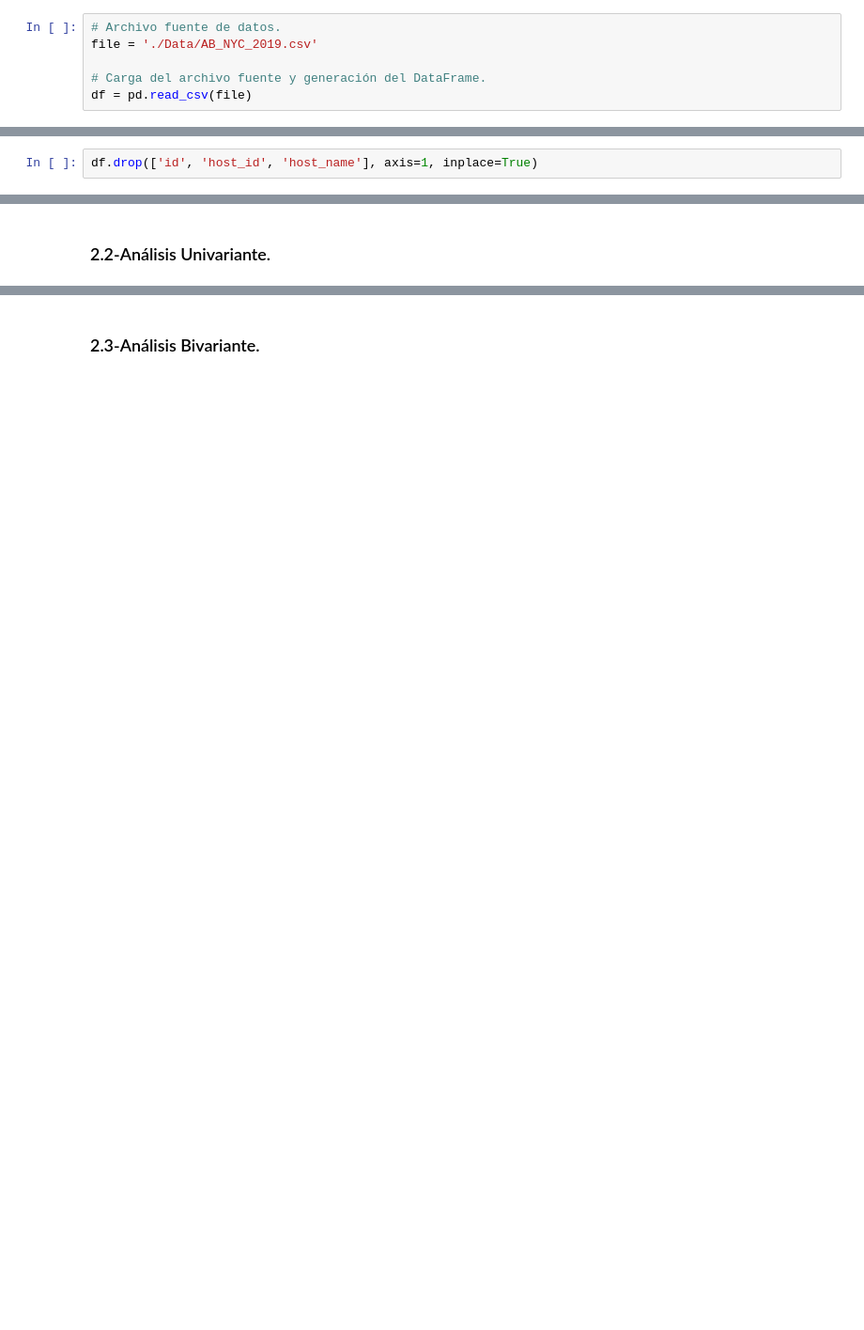
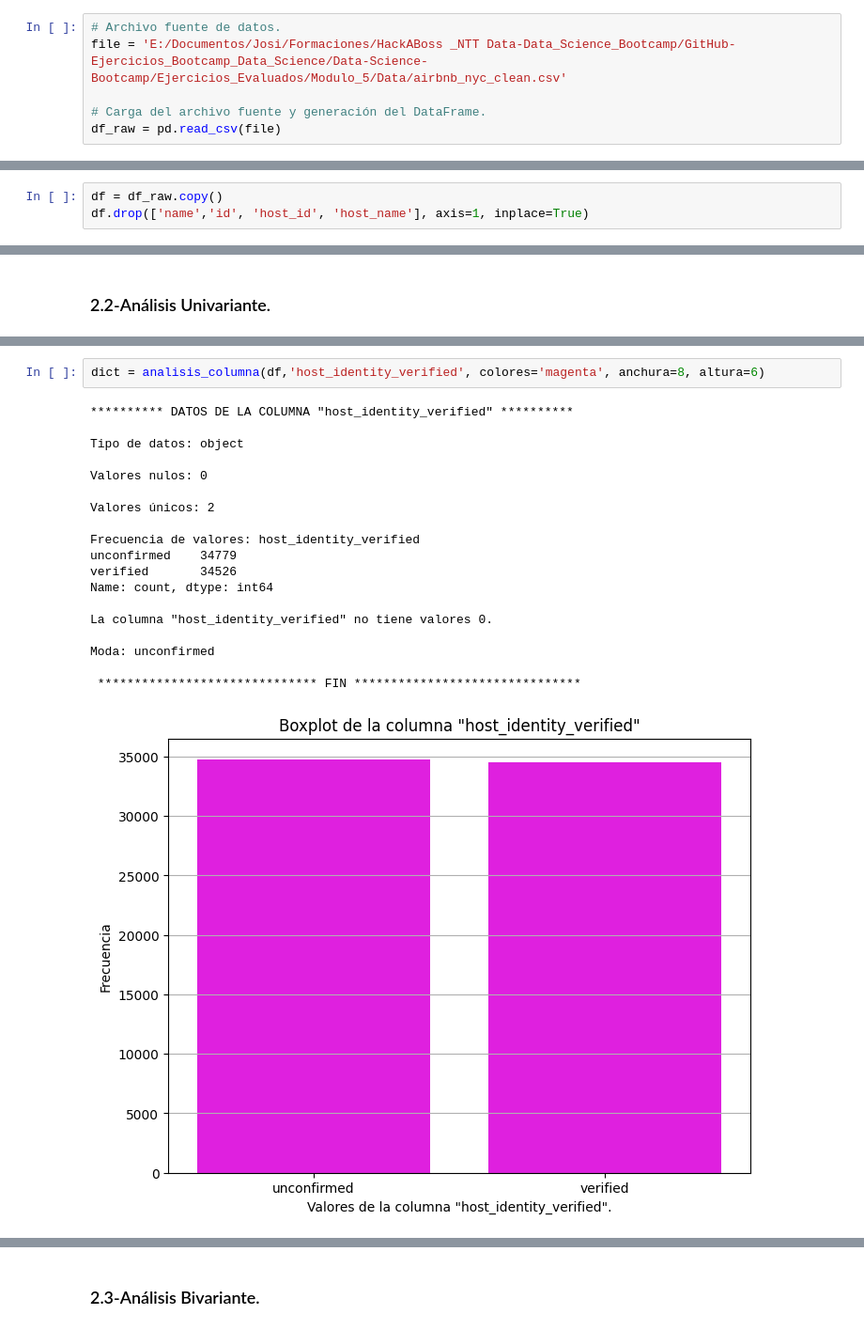
Before and after one commit to angovery/Data-Science-Bootcamp, a Jupyter notebook: Ejercicios_Evaluados/Modulo_5/m5_Jose_Ignacio_Hernández_Palacios.ipynb, the cells around one changed output, grey strips where cells are left out. Shown at 94% size. Cells and saved outputs as stored; diff of their text form; blank space fills up the shorter version.

```diff
--- a/Ejercicios_Evaluados/Modulo_5/m5_Jose_Ignacio_Hernández_Palacios.ipynb
+++ b/Ejercicios_Evaluados/Modulo_5/m5_Jose_Ignacio_Hernández_Palacios.ipynb
@@ -15,8 +47,8 @@ from datetime import datetime, timedelta
 ### 1.2-Carga de datos.
 # %%
 # Archivo fuente de datos.
-file = './Data/AB_NYC_2019.csv'
+file = 'E:/Documentos/Josi/Formaciones/HackABoss _NTT Data-Data_Science_Bootcamp/GitHub-Ejercicios_Bootcamp_Data_Science/Data-Science-Bootcamp/Ejercicios_Evaluados/Modulo_5/Data/airbnb_nyc_clean.csv'
 
 # Carga del archivo fuente y generación del DataFrame.
-df = pd.read_csv(file)
+df_raw = pd.read_csv(file)
 # %% [markdown]
@@ -24,4 +56,5 @@ Dado que en el enunciado del ejercicio se indica que se debe eliminar las column
 # %%
-df.drop(['id', 'host_id', 'host_name'], axis=1, inplace=True)
+df = df_raw.copy()
+df.drop(['name','id', 'host_id', 'host_name'], axis=1, inplace=True)
 # %% [markdown]
 ### 1.3-Funciones auxiliares.
@@ -88,0 +340,22 @@ df.describe(include='all')
+# %%
+dict = analisis_columna(df,'host_identity_verified', colores='magenta', anchura=8, altura=6)
+# %% [output]
+********** DATOS DE LA COLUMNA "host_identity_verified" **********
+
+Tipo de datos: object
+
+Valores nulos: 0
+
+Valores únicos: 2
+
+Frecuencia de valores: host_identity_verified
+unconfirmed    34779
+verified       34526
+Name: count, dtype: int64
+
+La columna "host_identity_verified" no tiene valores 0.
+
+Moda: unconfirmed
+
+ ****************************** FIN *******************************
+[figure, added]
```
Also changed, not shown: parts of 69 cells of this notebook, 2 other files.
